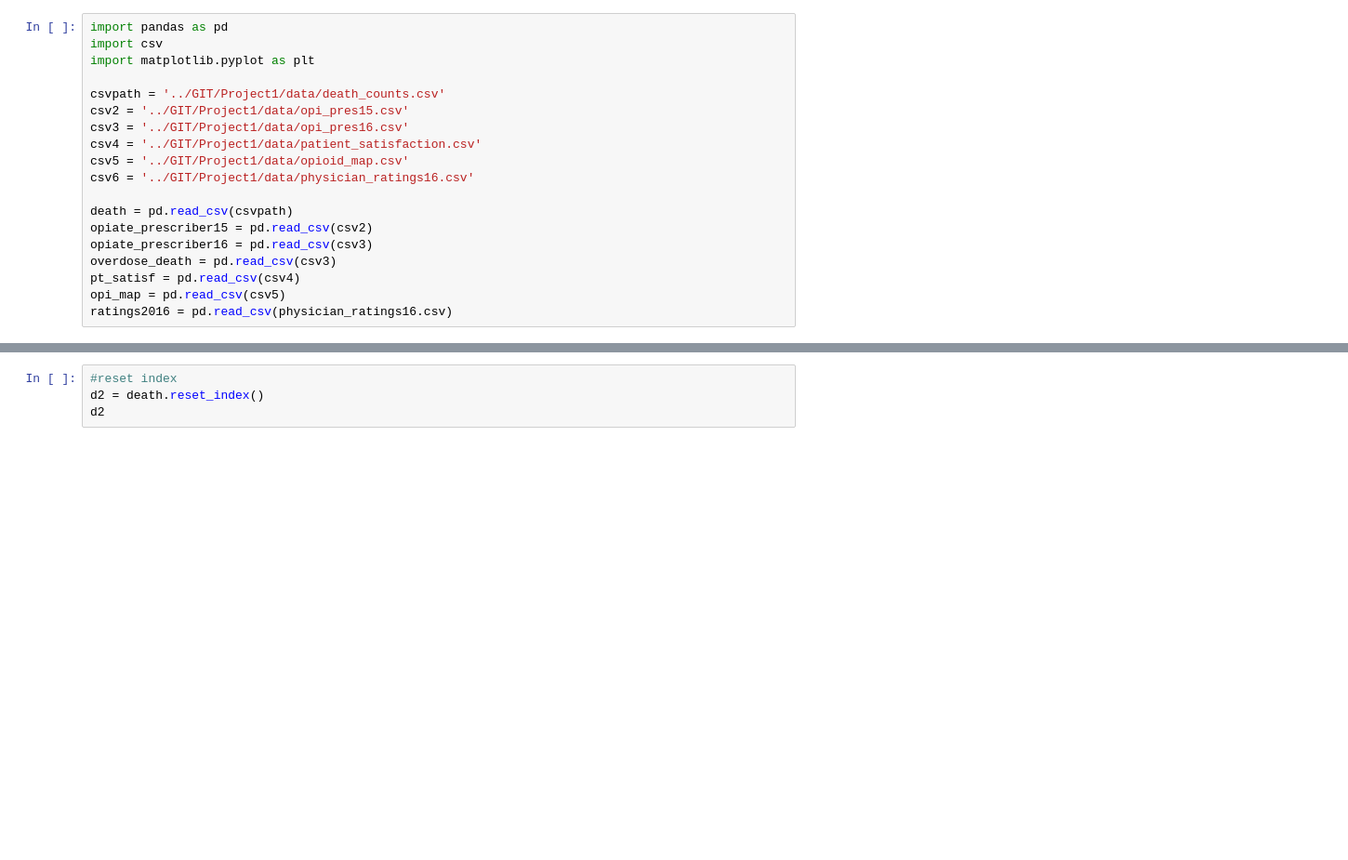
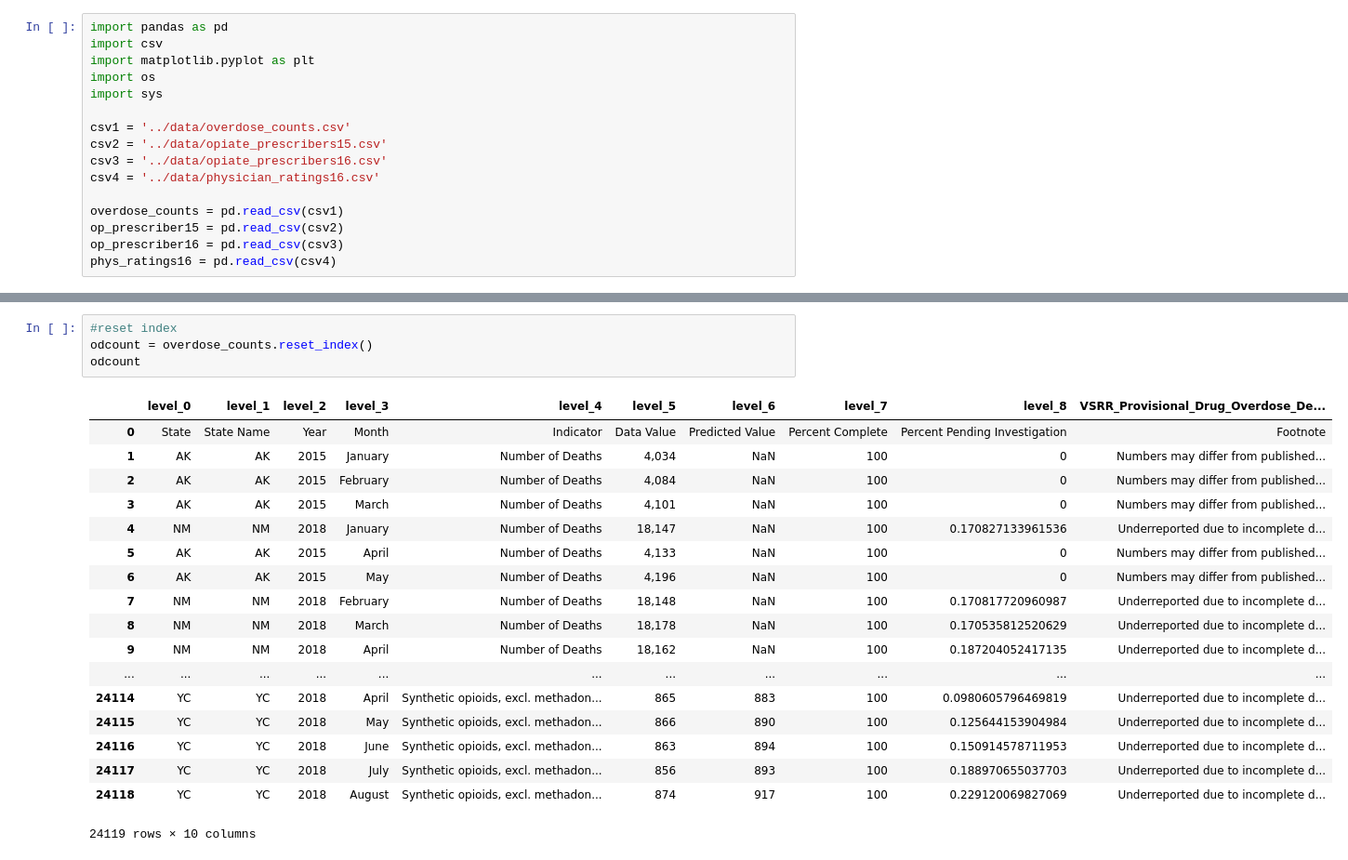
Before and after one commit to MTDahmer/Project1, a Jupyter notebook: notebooks/Heather.ipynb, the cells around one changed output, grey strips where cells are left out. Shown: that part at 93% size. Saved outputs shown, nothing was run; the diff lists cells and outputs as text; blank space fills up the shorter version.

Commit message:
fixed file path and added physician ratings 2016

```diff
--- a/notebooks/Heather.ipynb
+++ b/notebooks/Heather.ipynb
@@ -2,18 +2,15 @@
 import pandas as pd
 import csv
 import matplotlib.pyplot as plt
+import os
+import sys
 
-csvpath = '../GIT/Project1/data/death_counts.csv'
-csv2 = '../GIT/Project1/data/opi_pres15.csv'
-csv3 = '../GIT/Project1/data/opi_pres16.csv'
-csv4 = '../GIT/Project1/data/patient_satisfaction.csv'
-csv5 = '../GIT/Project1/data/opioid_map.csv'
-csv6 = '../GIT/Project1/data/physician_ratings16.csv'
+csv1 = '../data/overdose_counts.csv'
+csv2 = '../data/opiate_prescribers15.csv'
+csv3 = '../data/opiate_prescribers16.csv'
+csv4 = '../data/physician_ratings16.csv'
 
-death = pd.read_csv(csvpath)
-opiate_prescriber15 = pd.read_csv(csv2)
-opiate_prescriber16 = pd.read_csv(csv3)
-overdose_death = pd.read_csv(csv3)
-pt_satisf = pd.read_csv(csv4)
-opi_map = pd.read_csv(csv5)
-ratings2016 = pd.read_csv(physician_ratings16.csv)
+overdose_counts = pd.read_csv(csv1)
+op_prescriber15 = pd.read_csv(csv2)
+op_prescriber16 = pd.read_csv(csv3)
+phys_ratings16 = pd.read_csv(csv4)
@@ -25,6 +27,25 @@ death.head()
 # %%
 #reset index
-d2 = death.reset_index()
-d2
+odcount = overdose_counts.reset_index()
+odcount
+# %% [output]
+|  | level_0 | level_1 | level_2 | level_3 | level_4 | level_5 | level_6 | level_7 | level_8 | VSRR_Provisional_Drug_Overdose_De... |
+| 0 | State | State Name | Year | Month | Indicator | Data Value | Predicted Value | Percent Complete | Percent Pending Investigation | Footnote |
+| 1 | AK | AK | 2015 | January | Number of Deaths | 4,034 | NaN | 100 | 0 | Numbers may differ from published... |
+| 2 | AK | AK | 2015 | February | Number of Deaths | 4,084 | NaN | 100 | 0 | Numbers may differ from published... |
+| 3 | AK | AK | 2015 | March | Number of Deaths | 4,101 | NaN | 100 | 0 | Numbers may differ from published... |
+| 4 | NM | NM | 2018 | January | Number of Deaths | 18,147 | NaN | 100 | 0.170827133961536 | Underreported due to incomplete d... |
+| 5 | AK | AK | 2015 | April | Number of Deaths | 4,133 | NaN | 100 | 0 | Numbers may differ from published... |
+| 6 | AK | AK | 2015 | May | Number of Deaths | 4,196 | NaN | 100 | 0 | Numbers may differ from published... |
+| 7 | NM | NM | 2018 | February | Number of Deaths | 18,148 | NaN | 100 | 0.170817720960987 | Underreported due to incomplete d... |
+| 8 | NM | NM | 2018 | March | Number of Deaths | 18,178 | NaN | 100 | 0.170535812520629 | Underreported due to incomplete d... |
+| 9 | NM | NM | 2018 | April | Number of Deaths | 18,162 | NaN | 100 | 0.187204052417135 | Underreported due to incomplete d... |
+| ... | ... | ... | ... | ... | ... | ... | ... | ... | ... | ... |
+| 24114 | YC | YC | 2018 | April | Synthetic opioids, excl. methadon... | 865 | 883 | 100 | 0.0980605796469819 | Underreported due to incomplete d... |
+| 24115 | YC | YC | 2018 | May | Synthetic opioids, excl. methadon... | 866 | 890 | 100 | 0.125644153904984 | Underreported due to incomplete d... |
+| 24116 | YC | YC | 2018 | June | Synthetic opioids, excl. methadon... | 863 | 894 | 100 | 0.150914578711953 | Underreported due to incomplete d... |
+| 24117 | YC | YC | 2018 | July | Synthetic opioids, excl. methadon... | 856 | 893 | 100 | 0.188970655037703 | Underreported due to incomplete d... |
+| 24118 | YC | YC | 2018 | August | Synthetic opioids, excl. methadon... | 874 | 917 | 100 | 0.229120069827069 | Underreported due to incomplete d... |
+24119 rows × 10 columns
 # %%
 #drop unnecessary columns
```
Also changed, not shown: parts of 13 cells of this notebook, 5 other files.
